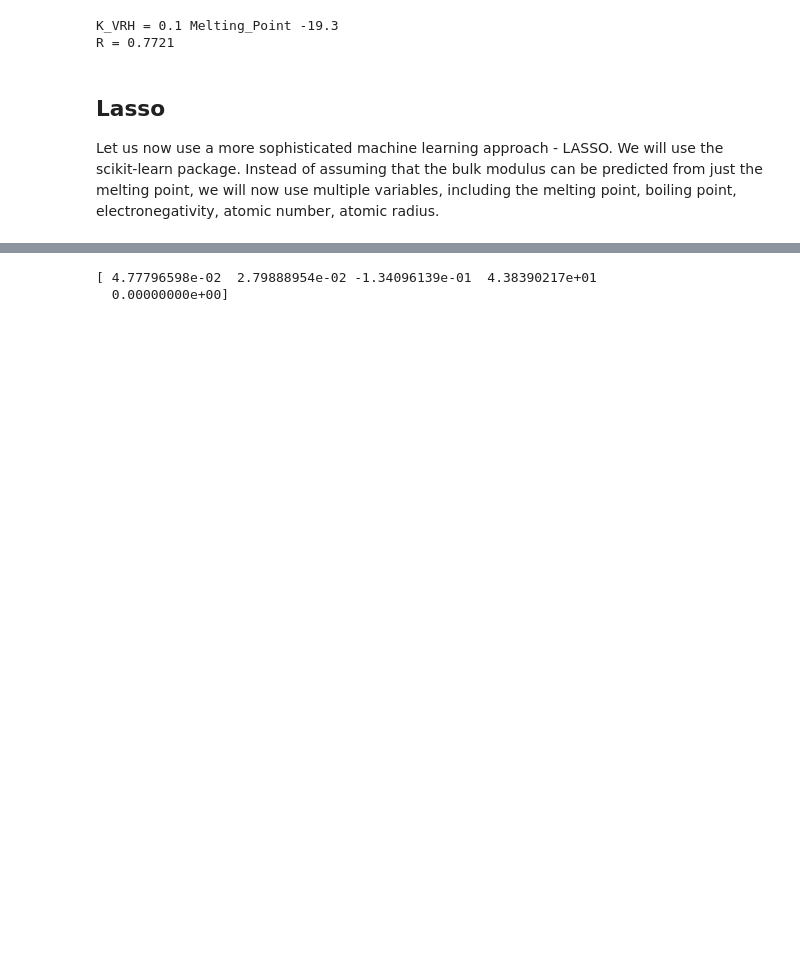
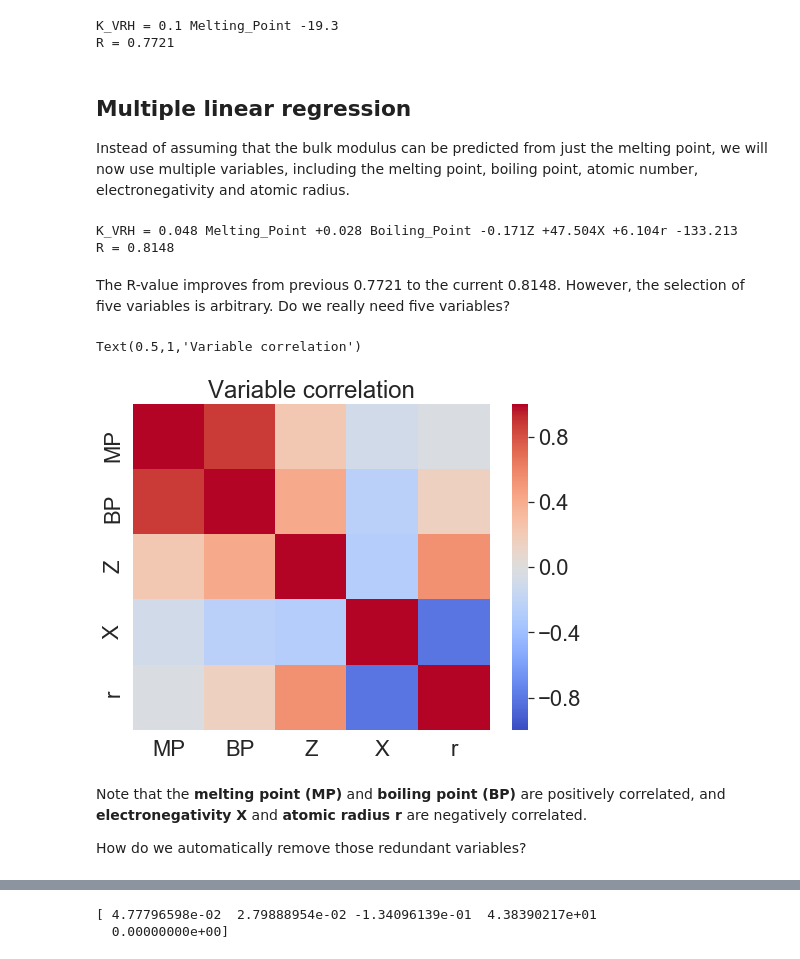
Before and after one commit to shyuep/miworkshop, a Jupyter notebook: notebooks/Using pymatgen and the Materials API.ipynb, the cells around one changed output, grey strips where cells are left out. Drawn from its saved outputs; the diff is of its cells as text; code cells hidden in the pictures; blank space fills up the shorter version.

Commit message:
added multiple linear regression as transition

```diff
--- a/notebooks/Using pymatgen and the Materials API.ipynb
+++ b/notebooks/Using pymatgen and the Materials API.ipynb
@@ -221,9 +207,9 @@ print("R = %.4f" % r_value)
 K_VRH = 0.1 Melting_Point -19.3
 R = 0.7721
 # %% [markdown]
-## Lasso
+## Multiple linear regression
 
-Let us now use a more sophisticated machine learning approach - LASSO. We will use the scikit-learn package. Instead of assuming that the bulk modulus can be predicted from just the melting point, we will now use multiple variables, including the melting point, boiling point, electronegativity, atomic number, atomic radius.
+Instead of assuming that the bulk modulus can be predicted from just the melting point, we will now use multiple variables, including the melting point, boiling point, atomic number, electronegativity and atomic radius.
 # %%
 parameters_gs = []
 bulk_moduli_gs = []
@@ -233,3 +219,29 @@ for k, g in itertools.groupby(data, key=lambda d: d["elements"][0]):
     if (not el.is_noble_gas) and el.boiling_point:
         parameters_gs.append([el.melting_point, el.boiling_point, el.Z, el.X, el.atomic_radius])
         bulk_moduli_gs.append(gs_data["elasticity.K_VRH"])
+# %%
+import statsmodels.api as sm
+n = len(bulk_moduli_gs)
+model = sm.OLS(bulk_moduli_gs, np.concatenate((np.array(parameters_gs), np.ones((n, 1))), axis=1)).fit()
+
+print("K_VRH = {0:.3f} Melting_Point {1:+.3f} Boiling_Point {2:+.3f}Z {3:+.3f}X {4:+.3f}r {5:+.3f}".format(
+    *model.params))
+print("R = %.4f" % np.sqrt(model.rsquared))
+# %% [output]
+K_VRH = 0.048 Melting_Point +0.028 Boiling_Point -0.171Z +47.504X +6.104r -133.213
+R = 0.8148
+# %% [markdown]
+The R-value improves from previous 0.7721 to the current 0.8148. However, the selection of five variables is arbitrary. Do we really need five variables?
+# %%
+import pandas as pd
+f, ax = plt.subplots(figsize=(8, 6))
+df = pd.DataFrame(parameters_gs, columns=["MP", "BP", "Z", "X", "r"])
+sns.heatmap(df.corr(), cmap="coolwarm", vmin=-1, vmax=1, ax=ax)
+ax.set_title('Variable correlation')
+# %% [output]
+Text(0.5,1,'Variable correlation')
+[figure, added]
+# %% [markdown]
+Note that the **melting point (MP)** and **boiling point (BP)** are positively correlated, and **electronegativity X** and **atomic radius r** are negatively correlated.
+
+How do we automatically remove those redundant variables?
```
Also changed, not shown: parts of 7 cells of this notebook.
